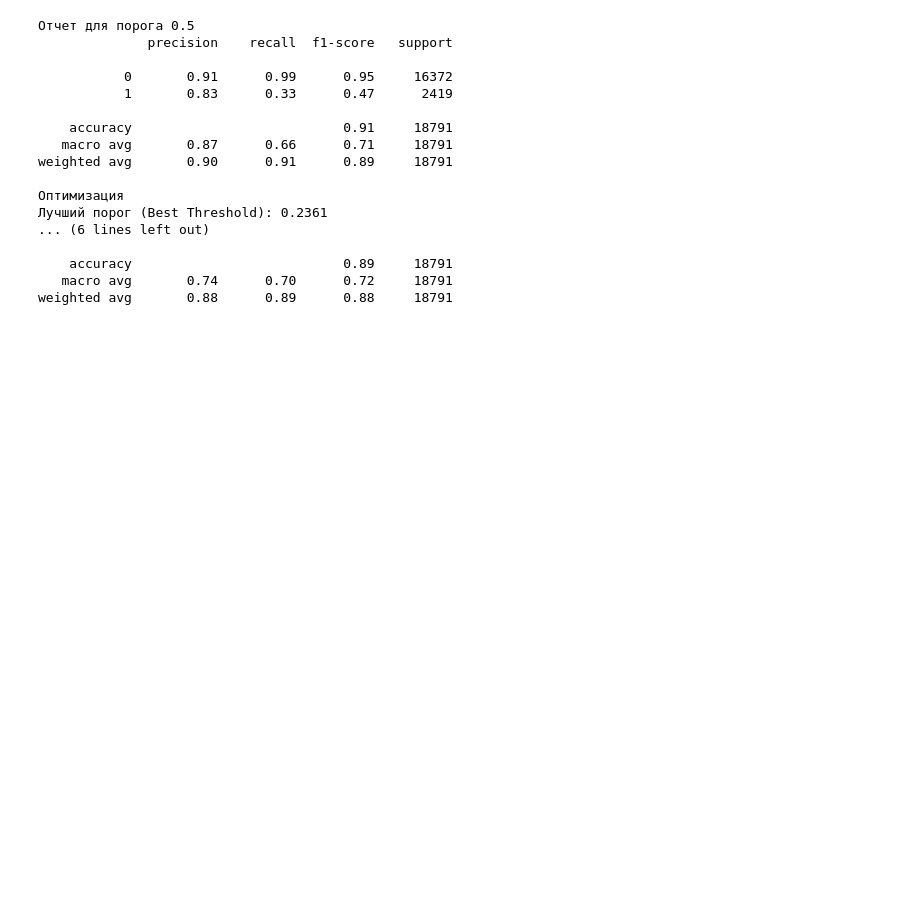
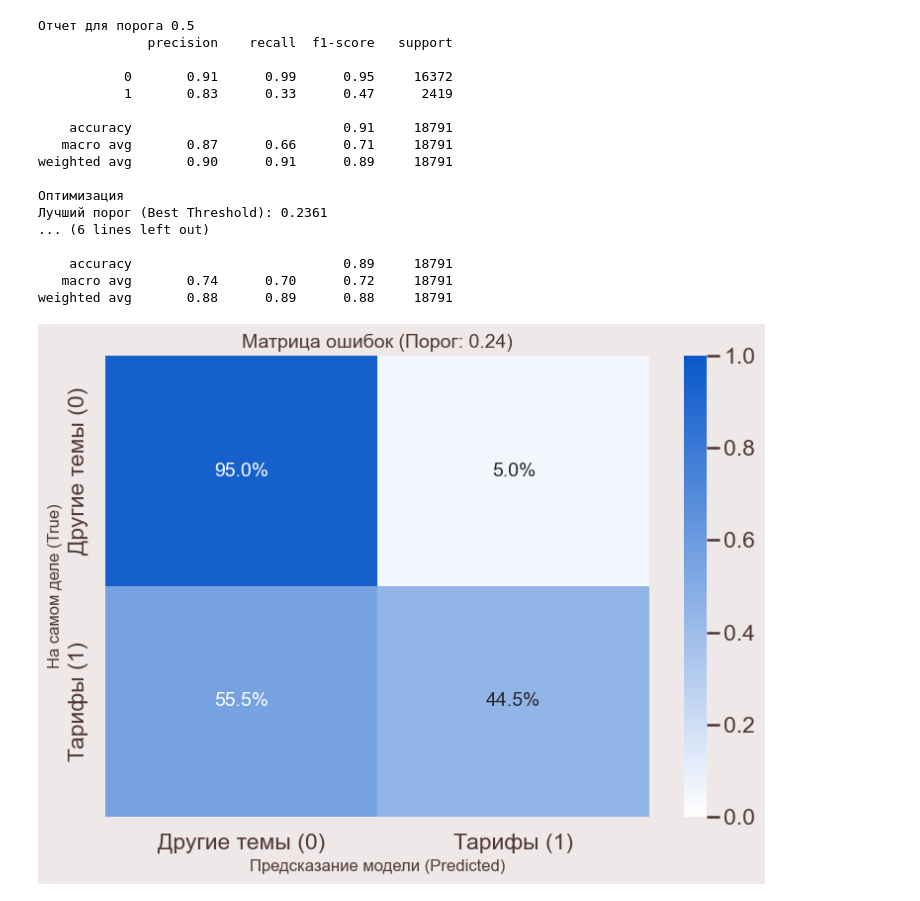
Before and after one commit to Neat-Snap/dano25, a Jupyter notebook: final_matmodel.ipynb, the cells around one changed output. Drawn from its saved outputs; the diff is of its cells as text; code cells hidden in the pictures; blank space fills up the shorter version.

```diff
--- a/final_matmodel.ipynb
+++ b/final_matmodel.ipynb
@@ -139,3 +206,30 @@ weighted avg       0.90      0.91      0.89     18791
     accuracy                           0.89     18791
    macro avg       0.74      0.70      0.72     18791
 weighted avg       0.88      0.89      0.88     18791
+# %%
+import matplotlib.pyplot as plt
+import seaborn as sns
+from sklearn.metrics import confusion_matrix
+from matplotlib.colors import LinearSegmentedColormap
+import numpy as np
+
+threshold = best_threshold if 'best_threshold' in locals() else 0.5
+
+y_pred_probs = logit_model.predict(X.astype(float))
+y_pred_classes = (y_pred_probs > threshold).astype(int)
+
+cm_norm = confusion_matrix(y, y_pred_classes, normalize='true')
+
+blue_cmap = LinearSegmentedColormap.from_list('white_blue', ['#FFFFFF', colors['blue']])
+
+plt.figure(figsize=(8, 6))
+sns.heatmap(cm_norm, annot=True, fmt='.1%', cmap=blue_cmap, vmin=0, vmax=1,
+            xticklabels=['Другие темы (0)', 'Тарифы (1)'],
+            yticklabels=['Другие темы (0)', 'Тарифы (1)'], annot_kws={"size": 14})
+plt.title(f'Матрица ошибок (Порог: {threshold:.2f})', fontsize=14)
+plt.ylabel('На самом деле (True)', fontsize=12)
+plt.xlabel('Предсказание модели (Predicted)', fontsize=12)
+plt.tight_layout()
+plt.show()
+# %% [output]
+[figure, added]
```
Also changed, not shown: parts of 4 cells of this notebook, 8 other files.
